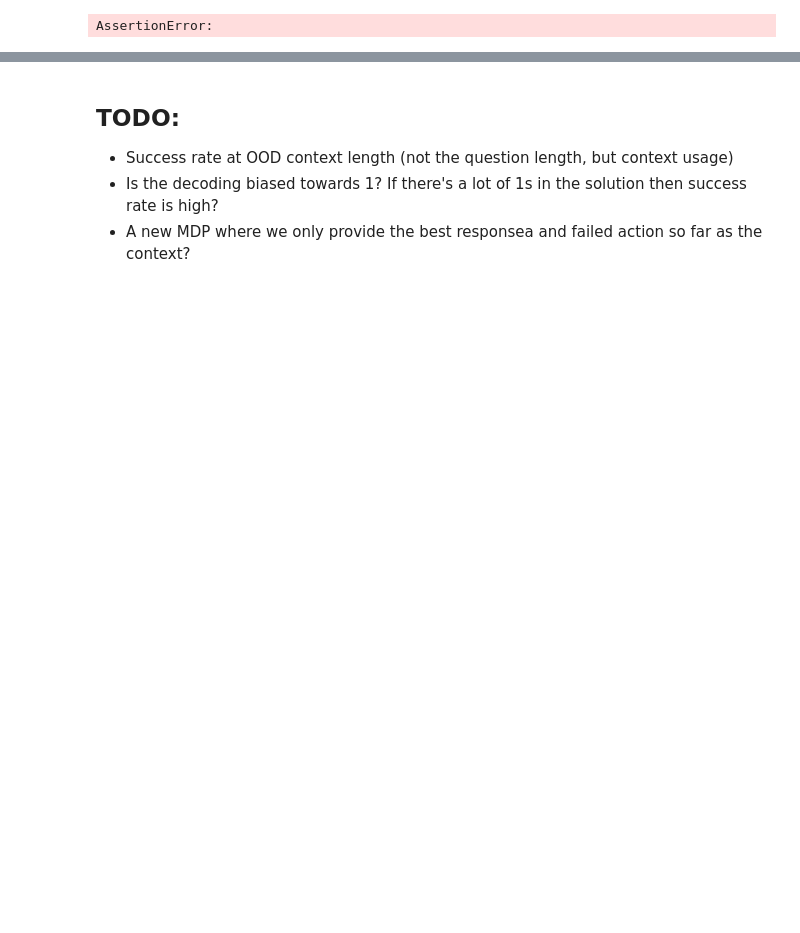
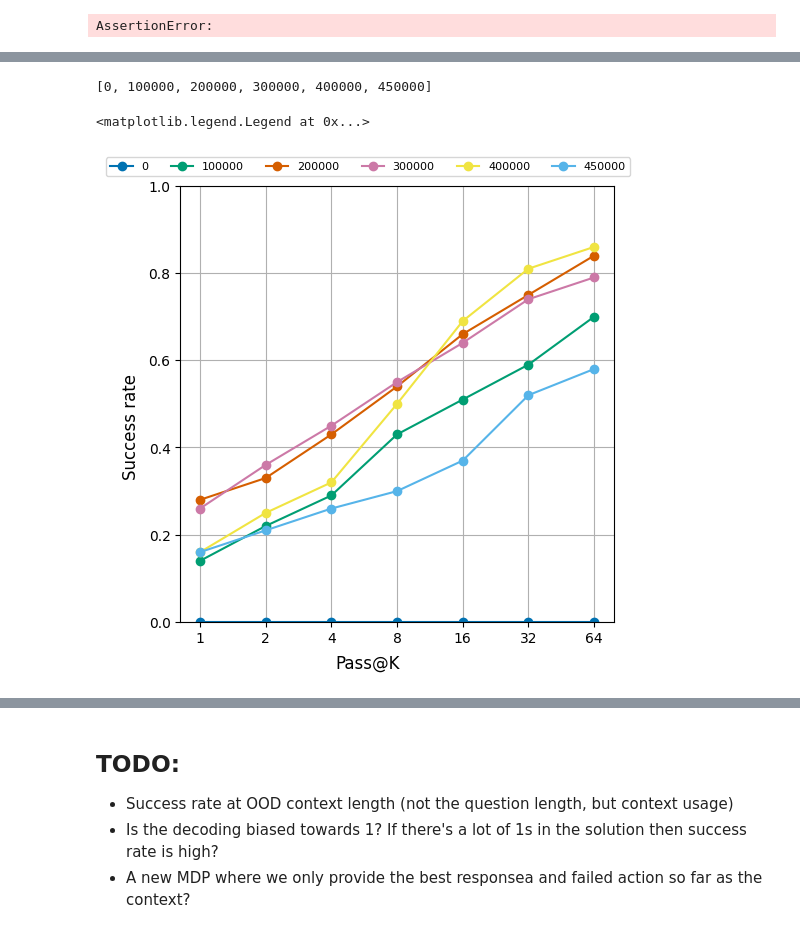
Before and after one commit to chanb/scaling_jax, a Jupyter notebook: src/evaluations/attempt_diversity.ipynb, the cells around one changed output, grey strips where cells are left out. Cells and saved outputs as stored; diff of their text form; code cells hidden in the pictures; blank space fills up the shorter version.

```diff
--- a/src/evaluations/attempt_diversity.ipynb
+++ b/src/evaluations/attempt_diversity.ipynb
@@ -279,0 +416,54 @@ AssertionError:
+# %%
+skip_step = 2
+checkpoints = None
+checkpoint_interval = config_dict["logging_config"]["checkpoint_interval"]
+last_checkpoint = max(list(checkpoint_results.keys()))
+
+if checkpoints is None:
+    checkpoints = []
+    for checkpoint_i in checkpoint_results:
+        if (
+            checkpoint_i != last_checkpoint
+            and checkpoint_i > 0
+            and checkpoint_i % (skip_step * checkpoint_interval) != 0
+        ):
+            continue
+        checkpoints.append(checkpoint_i)
+
+print(checkpoints)
+
+x_range = np.arange(math.ceil(np.log2(num_evals)) + 1)
+num_cols = 1
+num_rows = 1
+fig, ax = plt.subplots(num_rows, num_cols, layout="constrained", figsize=(5.0 * num_cols, 5.0 * num_rows))
+
+for plot_i, checkpoint_i in enumerate(checkpoints):
+    res_array = checkpoint_results[checkpoint_i]
+    success_array = res_array[0].reshape((batch_size, num_evals))
+    pass_k = np.mean(np.maximum.accumulate(success_array, axis=-1), axis=0)
+
+    scatter = ax.plot(
+        x_range,
+        pass_k[2 ** x_range - 1],
+        label=checkpoint_i,
+        marker="o",
+    )
+    ax.set_xticks(x_range)
+    ax.set_xticklabels(2 ** x_range)
+    ax.set_ylim(0.0, 1.0)
+    ax.grid(True)
+
+fig.supylabel("Success rate")
+fig.supxlabel("Pass@K")
+fig.legend(
+    bbox_to_anchor=(0.0, 1.0, 1.0, 0.0),
+    loc="lower center",
+    ncols=7,
+    borderaxespad=0.0,
+    frameon=True,
+    fontsize="8",
+)
+# %% [output]
+[0, 100000, 200000, 300000, 400000, 450000]
+<matplotlib.legend.Legend at 0x...>
+[figure, added]
```
Also changed, not shown: parts of 14 cells of this notebook, 4 other files.
